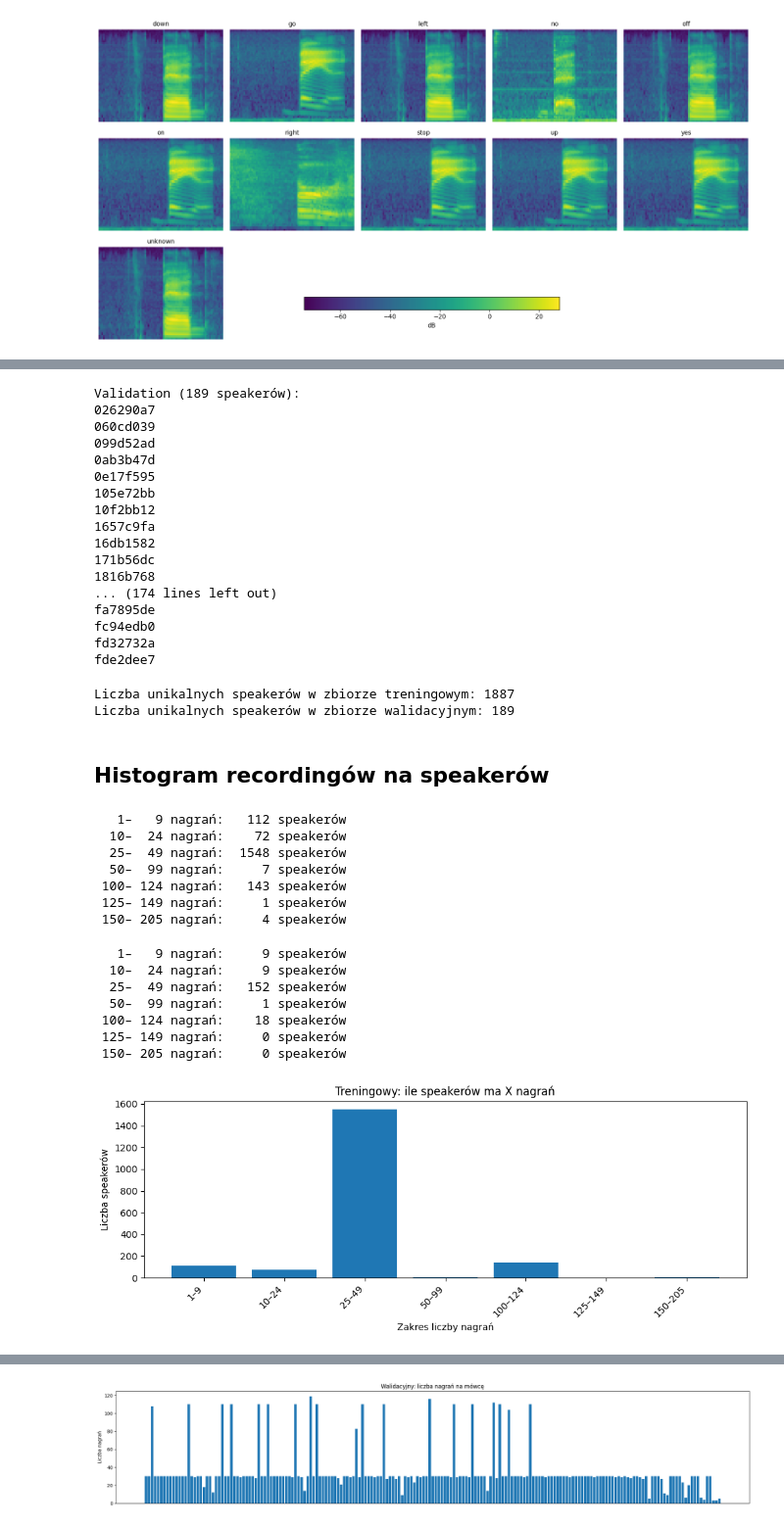
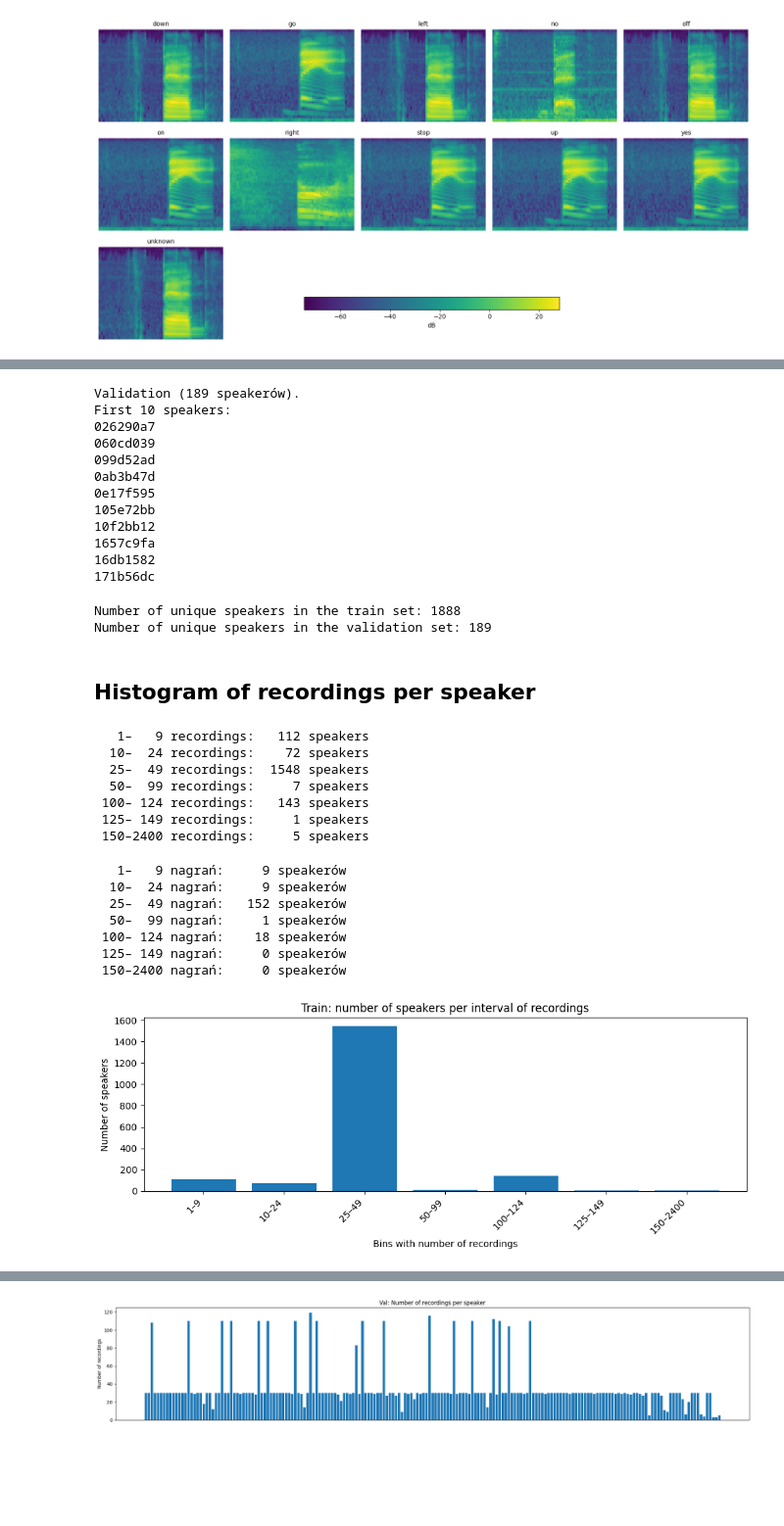
Before and after one commit to r-ost/wztum-project, a Jupyter notebook: EDA.ipynb, the cells around one changed output, grey strips where cells are left out. Shown: that part at 98% size. Drawn from its saved outputs; the diff is of its cells as text; code cells hidden in the pictures; blank space fills up the shorter version.

```diff
--- a/EDA.ipynb
+++ b/EDA.ipynb
@@ -197,7 +197,7 @@ plt.show()
 val_list_path = r"C:\Users\monik\OneDrive\Pulpit\Projekt_warsztaty\train\train\validation_list.txt"
 # %%
 def count_speakers_in_dir(directory):
-    """Zlicza pliki WAV w katalogu <label>/* wg ID speakerów (prefix przed '_')."""
+    """Counts WAV files in each class according to speakers' ID"""
     cnt = Counter()
     for label in os.listdir(directory):
         label_dir = os.path.join(directory, label)
@@ -211,7 +211,7 @@ def count_speakers_in_dir(directory):
     return cnt
 
 def count_speakers_from_list(root, list_path):
-    """Zlicza pliki wg ścieżek w list_path (relatywne do root)."""
+    """Counts files according to filepaths in list_path"""
     cnt = Counter()
     with open(list_path, "r") as f:
         for rel in f:
@@ -277,11 +274,13 @@ white
 # %%
-# Lista speakerów w validation
+# Speakers in validation
 val_speakers = sorted(val_counts.keys())
-print(f"\nValidation ({len(val_speakers)} speakerów):")
-for sp in val_speakers:
+print(f"\nValidation ({len(val_speakers)} speakerów).")
+print("First 10 speakers:")
+for sp in val_speakers[:10]:
     print(sp)
 # %% [output]
-Validation (189 speakerów):
+Validation (189 speakerów).
+First 10 speakers:
 026290a7
 060cd039
 099d52ad
@@ -292,18 +291,12 @@ Validation (189 speakerów):
 1657c9fa
 16db1582
 171b56dc
-1816b768
-... (174 lines left out)
-fa7895de
-fc94edb0
-fd32732a
-fde2dee7
 # %%
-print("Liczba unikalnych speakerów w zbiorze treningowym:", len(train_counts))
-print("Liczba unikalnych speakerów w zbiorze walidacyjnym:", len(val_counts))
+print("Number of unique speakers in the train set:", len(train_counts))
+print("Number of unique speakers in the validation set:", len(val_counts))
 # %% [output]
-Liczba unikalnych speakerów w zbiorze treningowym: 1887
-Liczba unikalnych speakerów w zbiorze walidacyjnym: 189
+Number of unique speakers in the train set: 1888
+Number of unique speakers in the validation set: 189
 # %% [markdown]
-## Histogram recordingów na speakerów
+## Histogram of recordings per speaker
 # %%
@@ -312,31 +305,31 @@ base_bins = [1, 10, 25, 50, 100, 125, 150]
 max_edge = np.array(counts_train).max() + 1
 bins = sorted(set(base_bins + [max_edge]))
 # %%
-# Zbiór treningowy
+# Training set
 
 # Histogram
 hist_train, edges_train = np.histogram(counts_train, bins=bins)
 
-# Tabela przedziałów i liczby speakerów w każdym przedziale
+# Bins and number of speakers in each bin
 for i in range(len(hist_train)):
     low = edges_train[i]
     high = edges_train[i+1] - 1
-    print(f"{int(low):>4}–{int(high):>4} nagrań: {hist_train[i]:>5} speakerów")
+    print(f"{int(low):>4}–{int(high):>4} recordings: {hist_train[i]:>5} speakers")
 # %% [output]
-   1–   9 nagrań:   112 speakerów
-  10–  24 nagrań:    72 speakerów
-  25–  49 nagrań:  1548 speakerów
-  50–  99 nagrań:     7 speakerów
- 100– 124 nagrań:   143 speakerów
- 125– 149 nagrań:     1 speakerów
- 150– 205 nagrań:     4 speakerów
+   1–   9 recordings:   112 speakers
+  10–  24 recordings:    72 speakers
+  25–  49 recordings:  1548 speakers
+  50–  99 recordings:     7 speakers
+ 100– 124 recordings:   143 speakers
+ 125– 149 recordings:     1 speakers
+ 150–2400 recordings:     5 speakers
 # %%
-# Zbiór walidacyjny
+# Validation set
 
 # Histogram
 hist_val, edges_val = np.histogram(counts_val, bins=bins)
 
-# Tabela przedziałów i liczby speakerów w każdym przedziale
+# Bins and number of speakers in each bin
 for i in range(len(hist_val)):
     low = edges_val[i]
     high = edges_val[i+1] - 1
@@ -348,20 +341,20 @@ for i in range(len(hist_val)):
   50–  99 nagrań:     1 speakerów
  100– 124 nagrań:    18 speakerów
  125– 149 nagrań:     0 speakerów
- 150– 205 nagrań:     0 speakerów
+ 150–2400 nagrań:     0 speakerów
 # %%
 labels_train = [f"{int(edges_train[i])}–{int(edges_train[i+1]-1)}" for i in range(len(hist_train))]
 
 plt.figure(figsize=(10,4))
 plt.bar(labels_train, hist_train)
 plt.xticks(rotation=45, ha='right')
-plt.title("Treningowy: ile speakerów ma X nagrań")
-plt.xlabel("Zakres liczby nagrań")
-plt.ylabel("Liczba speakerów")
+plt.title("Train: number of speakers per interval of recordings")
+plt.xlabel("Bins with number of recordings")
+plt.ylabel("Number of speakers")
 plt.tight_layout()
 plt.show()
 # %% [output]
-[figure, old version]
+[figure, new version]
 # %%
 labels_val = [f"{int(edges_val[i])}–{int(edges_val[i+1]-1)}" for i in range(len(hist_val))]
 
```
Also changed, not shown: parts of 30 cells of this notebook.
